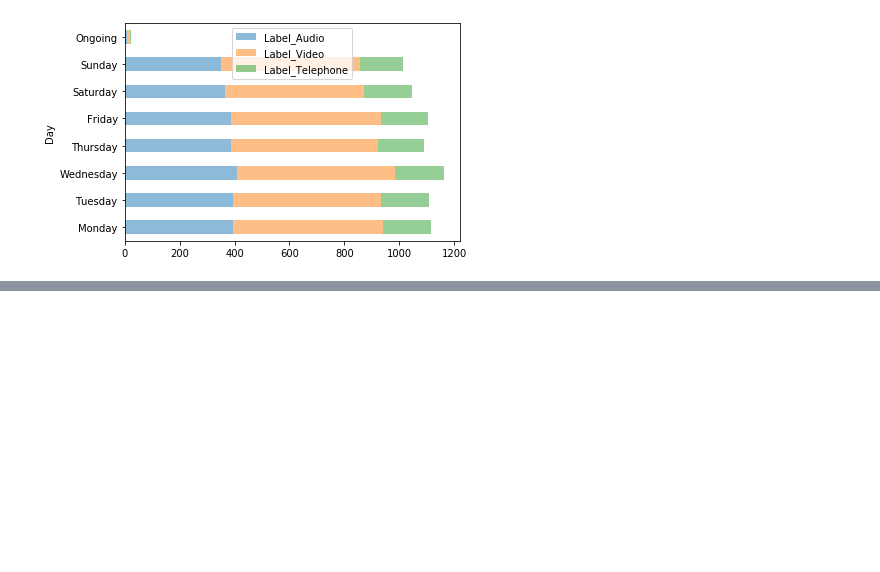
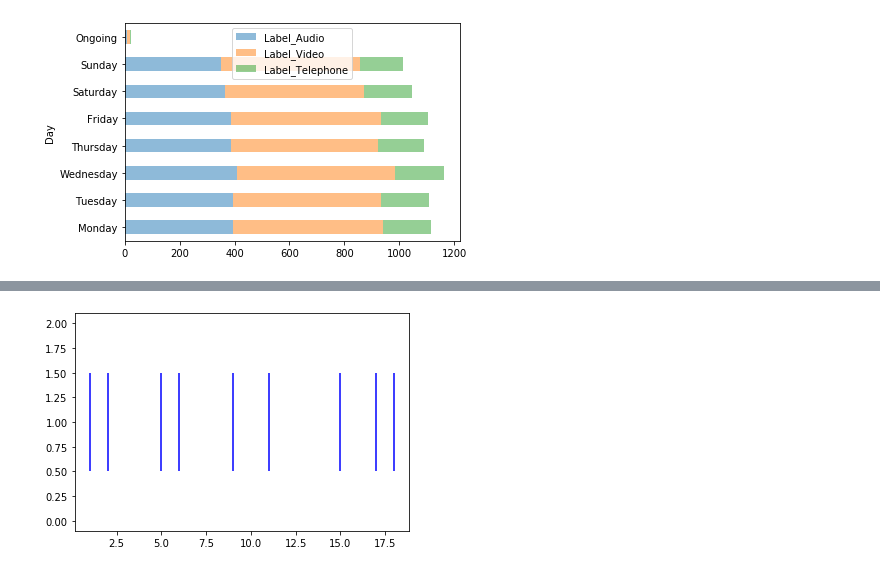
Before and after one commit to zimzoom/virtual-aa-meetings, a Jupyter notebook: 3-EDA.ipynb, the cells around one changed output, grey strips where cells are left out. Saved outputs shown, nothing was run; the diff lists cells and outputs as text; code cells hidden in the pictures; blank space fills up the shorter version.

```diff
--- a/3-EDA.ipynb
+++ b/3-EDA.ipynb
@@ -345,0 +359,8 @@ df.groupby('Day').sum().filter(regex='Men|Women|LGBTQIAA+').plot.barh(stacked=Tr
+# %%
+plt.figure()
+a = [1,2,5,6,9,11,15,17,18]
+plt.eventplot(a, orientation='horizontal', colors='b')
+# plt.axis('off')
+plt.show()
+# %% [output]
+[figure, added]
```
Also changed, not shown: parts of 7 cells of this notebook.
